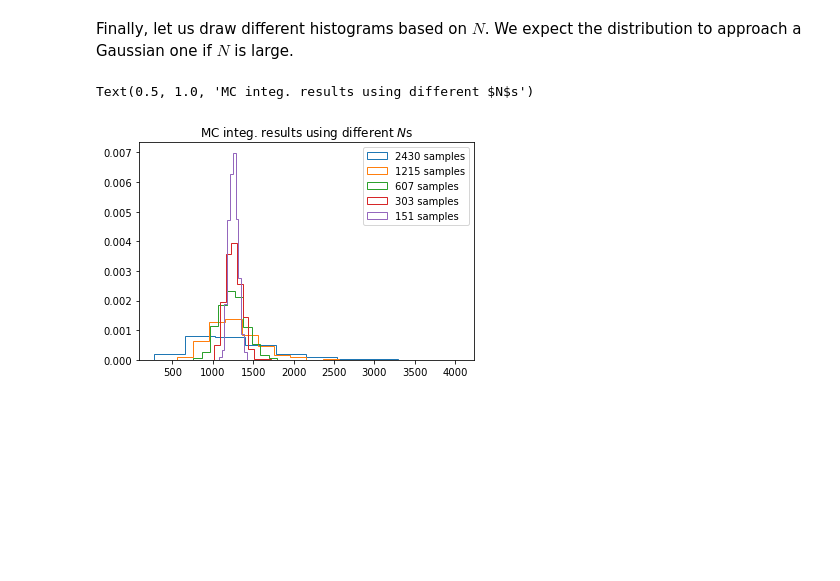
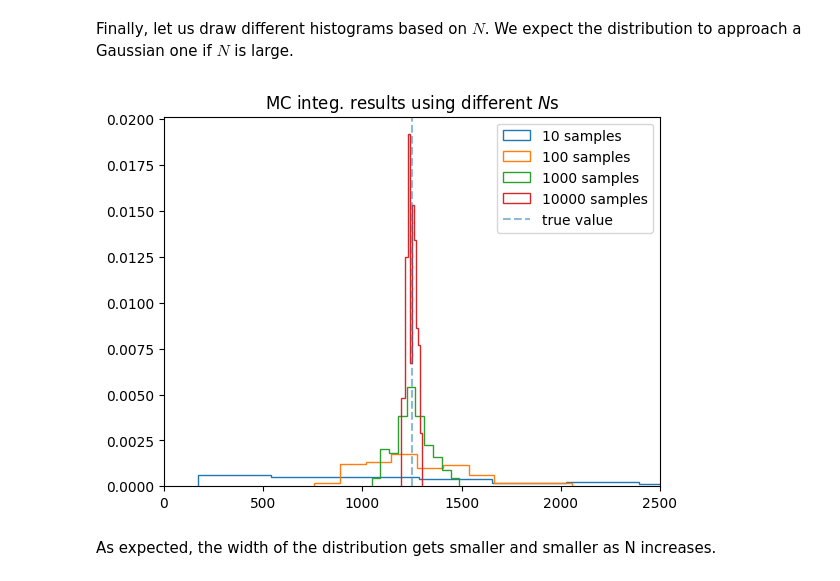
Before and after one commit to lisam10/astrostatistics_bicocca_2024, a Jupyter notebook: working/W03_MCintegration.ipynb, the cells around one changed output. Drawn from its saved outputs; the diff is of its cells as text; code cells hidden in the pictures; blank space fills up the shorter version.

```diff
--- a/working/W03_MCintegration.ipynb
+++ b/working/W03_MCintegration.ipynb
@@ -35,18 +35,18 @@ sigma = 5
 #sampling the gaussian distribution but taking only positive values
 xi = np.absolute(np.random.normal (mean, sigma, sample_n))
 
-#printing our sample values: it's half a gaussian!
+#plotting our sample values: it's half a gaussian!
 plt.hist(xi, histtype='step')
 plt.xlabel('x')
 plt.title('Folded normal distribution')
 
 def cube(x):
-    return np.power(x, 3)
+    return x**3
 
 #multiplying our results by the normalization
 integral = (np.sqrt(2 * np.pi) * sigma) * np.mean(cube(xi)) * 0.5
 
 #the theoretical value
-theor_integral = 2 * np.power(sigma, 4)
+theor_integral = 2 * sigma**4
 print('MC integration result:', integral, "\t Theoretical value:", theor_integral)
 # %% [output]
@@ -66,15 +66,16 @@ def MC_integration (sample, mean, sigma):
     return (np.sqrt(2 * np.pi) * sigma) * np.mean(cube(x)) * 0.5
 
 int_results = np.empty(runs_n)
-samples = []
+samples = np.logspace(0, 6, runs_n)
 
 for i in range(runs_n):
-    samples.append (sample_n * np.power(2, i))
-    int_results[i] = MC_integration (samples[i], mean, sigma)
+    int_results[i] = MC_integration (int(samples[i]), mean, sigma)
 
 plt.plot(samples, int_results, label = 'MC integration')
-plt.hlines(2 * np.power(sigma, 4), 0, samples[runs_n - 1], 'yellow', label = 'theoretical value')
+plt.hlines(2 * sigma**4, 0, samples[runs_n - 1], 'yellow', label = 'theoretical value')
 plt.legend()
 plt.xlabel('number of samples')
 plt.ylabel('integral value')
+plt.semilogx()
+plt.show()
 # %% [output]
@@ -104,21 +106,24 @@ plt.legend()
 # %% [markdown]
 Finally, let us draw different histograms based on $N$. We expect the distribution to approach a Gaussian one if $N$ is large.
 # %%
-sample_n = 10 #number of samples per each run
+sample_n = np.logspace(1, 4, 4) #number of samples per each run
 results_ = 100 #runs for each N
-runs_n = 5 #number of Ns
+runs_n = 4 #number of Ns
 
 N_results = np.empty([runs_n, results_n])
 
 for j in range(runs_n):
-    sample_n = sample_n * 3
     for i in range(results_n):
-        N_results[j][i] = MC_integration(sample_n, mean, sigma)
+        N_results[j][i] = MC_integration(int(sample_n[j]), mean, sigma)
 
 for i in range(runs_n):
-    plt.hist(N_results[i], histtype = 'step', density= True, label = str(int(sample_n / np.power(2, i))) + " samples")
+    plt.hist(N_results[i], histtype = 'step', density= True, label = str(int(sample_n[i])) + " samples")
+plt.xlim(0, theor_integral*2)
+plt.title("MC integ. results using different $N$s")
+plt.axvline(theor_integral, label='true value', ls='dashed', alpha= 0.5)
 plt.legend()
-plt.title("MC integ. results using different $N$s")
+plt.show()
 # %% [output]
-Text(0.5, 1.0, 'MC integ. results using different $N$s')
-[figure, old version]
+[figure, new version]
+# %% [markdown]
+As expected, the width of the distribution gets smaller and smaller as N increases.
```
Also changed, not shown: parts of 6 cells of this notebook.
